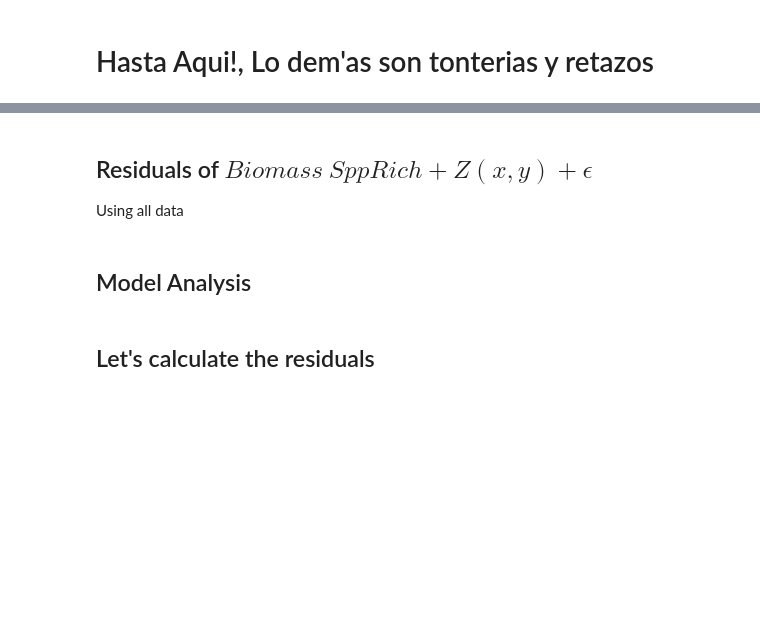
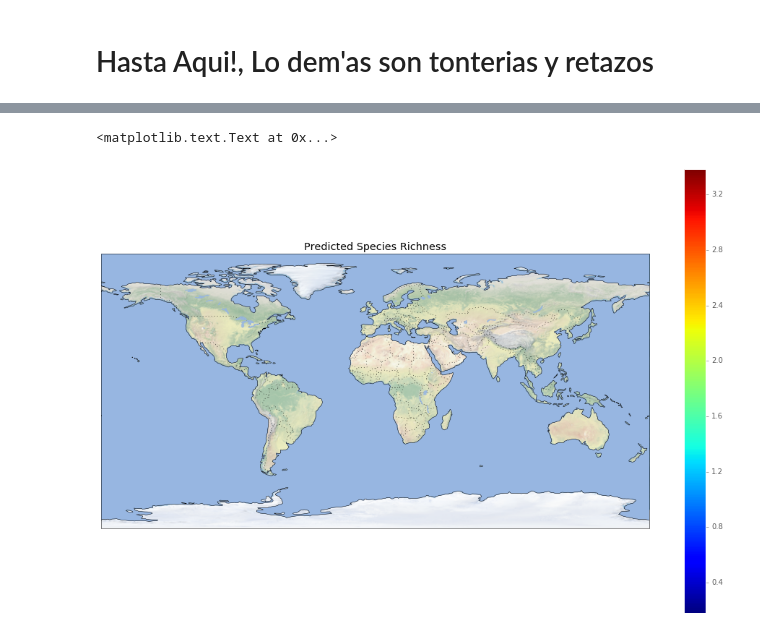
Before and after one commit to molgor/spystats, a Jupyter notebook: notebooks/log_spatial_autocorrelation_with_trend.ipynb, the cells around one changed output, grey strips where cells are left out. Cells and saved outputs as stored; diff of their text form; code cells hidden in the pictures; blank space fills up the shorter version.

```diff
--- a/notebooks/log_spatial_autocorrelation_with_trend.ipynb
+++ b/notebooks/log_spatial_autocorrelation_with_trend.ipynb
@@ -186,10 +177,10 @@ logY.plot.hist(title="log-Biomass hist")
 # %%
 # Import GPFlow
 import GPflow as gf
-k = gf.kernels.Matern12(2, active_dims = [0,1],lengthscales=300000 )
-k = gf.kernels.Matern12(2,lengthscales=700000) + gf.kernels.Constant?
+k = gf.kernels.Matern12(2, active_dims = [0,1],lengthscales=1000 )
+#k = gf.kernels.Matern12(2,lengthscales=700000) + gf.kernels.Constant?
 # %%
-k = gf.kernels.RBF(2,variance=2.0,lengthscales=4000) + gf.kernels.RBF(2,variance=2.0,lengthscales=700000) + gf.kernels.Constant(2,variance=1.0,active_dims=[0,1])
+#k = gf.kernels.RBF(2,variance=2.0,lengthscales=4000) + gf.kernels.RBF(2,variance=2.0,lengthscales=700000) + gf.kernels.Constant(2,variance=1.0,active_dims=[0,1])
 # %%
 model = gf.gpr.GPR(section[['newLon','newLat']].as_matrix(),section.residuals1.values.reshape(-1,1),k)
 # %%
@@ -214,5 +223,2 @@ predicted_coordinates.shape
 # %%
 means,variances = model.predict_y(predicted_coordinates)
-# %%
-means = map(lambda x : np.exp(x),means)
-variances = map(lambda x : np.exp(x),variances)
@@ -221,3 +225,6 @@ sum(means)
+# %%
+variances = np.array(variances)
+means = np.array(means)
 # %%
 fig = plt.figure(figsize=(16,10), dpi= 80, facecolor='w', edgecolor='w')
 #plt.pcolor(Xx,Yy,np.sqrt(variances.reshape(Nn,Nn))) #,cmap=plt.cm.Greens)
@@ -232,36 +242,34 @@ plt.figure(figsize=(17,11))
 
 proj = cartopy.crs.PlateCarree()
 ax = plt.subplot(111, projection=proj)
 
 
 ax = plt.axes(projection=proj)
 #algo = new_data.plot(column='SppN',ax=ax,cmap=colormap,edgecolors='')
 
 
 #ax.set_extent([-93, -70, 30, 50])
 #ax.set_extent([-100, -60, 20, 50])
-ax.set_extent([-95, -70, 25, 45])
+#ax.set_extent([-95, -70, 25, 45])
 
 #ax.add_feature(cartopy.feature.LAND)
 ax.add_feature(cartopy.feature.OCEAN)
 ax.add_feature(cartopy.feature.COASTLINE)
 ax.add_feature(cartopy.feature.BORDERS, linestyle=':')
 ax.add_feature(cartopy.feature.LAKES, alpha=0.9)
 ax.stock_img()
 #ax.add_geometries(new_data.geometry,crs=cartopy.crs.PlateCarree())
 #ax.add_feature(cartopy.feature.RIVERS)
 mm = ax.pcolormesh(Xx,Yy,means.reshape(Nn,Nn),transform=proj )
 #cs = plt.contour(Xx,Yy,np.sqrt(variances).reshape(Nn,Nn),linewidths=2,cmap=plt.cm.Greys_r,linestyles='dotted')
 cs = plt.contour(Xx,Yy,means.reshape(Nn,Nn),linewidths=2,colors='k',linestyles='dotted',levels=[4.0,5.0,6.0,7.0,8.0])
 plt.clabel(cs, fontsize=16,inline=True,fmt='%1.1f')
 #ax.scatter(new_data.lon,new_data.lat,c=new_data.error,edgecolors='',transform=proj,cmap=plt.cm.Greys,alpha=0.2)
 plt.colorbar(mm)
 plt.title("Predicted Species Richness")
 
 
 #(x.LON > -90) & (x.LON < -80) & (x.LAT > 40) & (x.LAT < 50)
+# %% [output]
+<matplotlib.text.Text at 0x...>
+[figure, added]
-# %% [markdown]
-## Residuals of $ Biomass ~ SppRich + Z(x,y) + \epsilon $
-Using all data
-# %% [markdown]
-## Model Analysis
@@ -272,2 +275,0 @@ model.likelihood
-# %% [markdown]
-## Let's calculate the residuals
```
Also changed, not shown: parts of 26 cells of this notebook, 12 other files.
